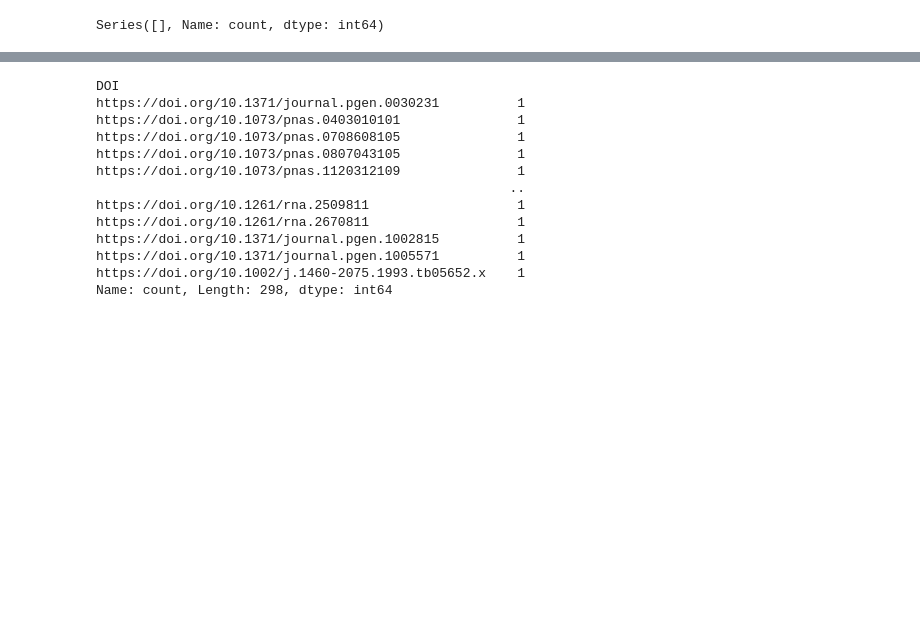
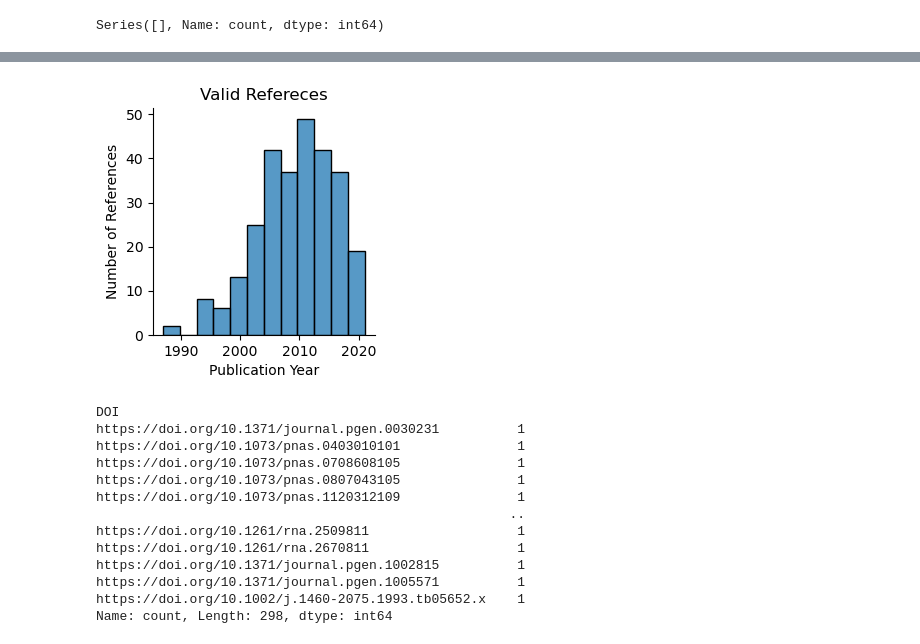
Before and after one commit to wosnat/llm_gene_expression, a Jupyter notebook: Review Paper 1 - single prompt/single prompt display.ipynb, the cells around one changed output, grey strips where cells are left out. Saved outputs shown, nothing was run; the diff lists cells and outputs as text; code cells hidden in the pictures; blank space fills up the shorter version.

```diff
--- a/Review Paper 1 - single prompt/single prompt display.ipynb
+++ b/Review Paper 1 - single prompt/single prompt display.ipynb
@@ -639,3 +639,21 @@ number_of_references_df
+# %%
+number_of_references_df['Year_'] = pd.to_numeric(number_of_references_df.Year)
+# %%
+import matplotlib.pyplot as plt
+import seaborn as sns
+
+%matplotlib inline
+sns.displot(
+    data=number_of_references_df.loc[~number_of_references_df.DOI.isna()],
+    x='Year_',
+    height=3,
+)
+plt.title('Valid Refereces')
+plt.ylabel('Number of References')
+plt.xlabel('Publication Year')
+plt.show()
+# %% [output]
+[figure, added]
 # %%
 number_of_references_df.DOI.value_counts()
 # %% [output]
```
Also changed, not shown: parts of 10 cells of this notebook, 2 other files.
